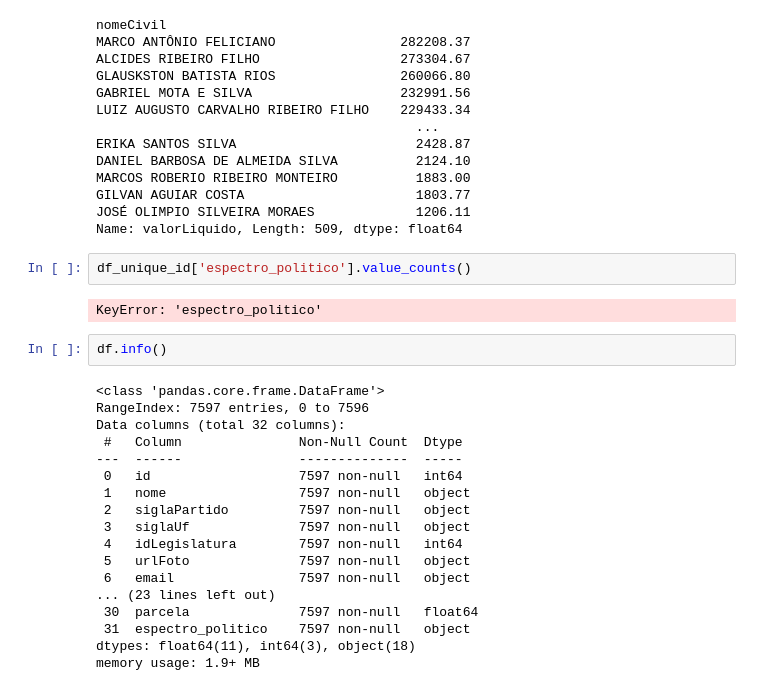
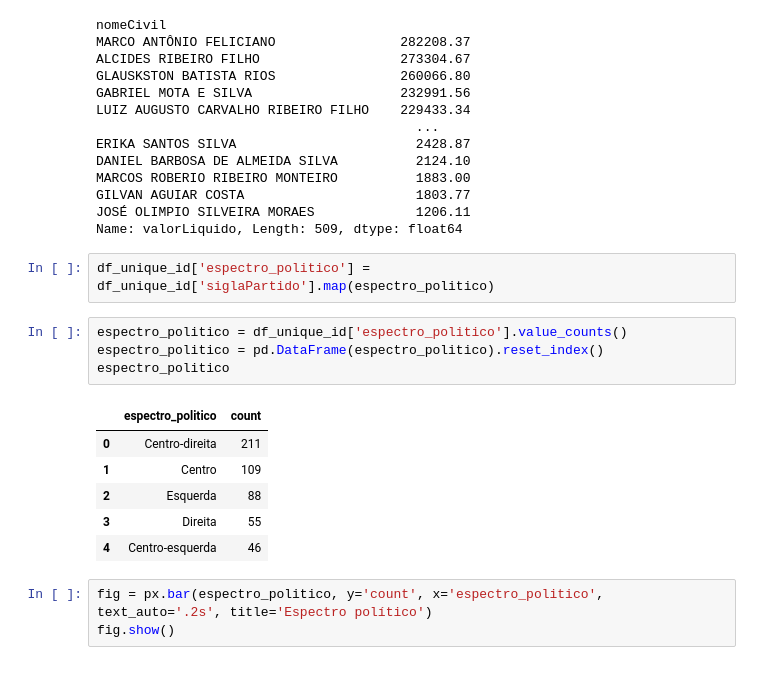
Before and after one commit to Alan-oliveira-analytics/analisa_politico, a Jupyter notebook: notebooks/eda.ipynb, the cells around one changed output. Cells and saved outputs as stored; diff of their text form.

```diff
--- a/notebooks/eda.ipynb
+++ b/notebooks/eda.ipynb
@@ -140,27 +142,19 @@ MARCOS ROBERIO RIBEIRO MONTEIRO          1883.00
 GILVAN AGUIAR COSTA                      1803.77
 JOSÉ OLIMPIO SILVEIRA MORAES             1206.11
 Name: valorLiquido, Length: 509, dtype: float64
+# %%
+df_unique_id['espectro_politico'] = df_unique_id['siglaPartido'].map(espectro_politico)
 # %%
-df_unique_id['espectro_politico'].value_counts()
+espectro_politico = df_unique_id['espectro_politico'].value_counts()
+espectro_politico = pd.DataFrame(espectro_politico).reset_index()
+espectro_politico
 # %% [output]
-KeyError: 'espectro_politico'
+|  | espectro_politico | count |
+| 0 | Centro-direita | 211 |
+| 1 | Centro | 109 |
+| 2 | Esquerda | 88 |
+| 3 | Direita | 55 |
+| 4 | Centro-esquerda | 46 |
-# %%
-df.info()
-# %% [output]
-<class 'pandas.core.frame.DataFrame'>
-RangeIndex: 7597 entries, 0 to 7596
-Data columns (total 32 columns):
- #   Column               Non-Null Count  Dtype
----  ------               --------------  -----
- 0   id                   7597 non-null   int64
- 1   nome                 7597 non-null   object
- 2   siglaPartido         7597 non-null   object
- 3   siglaUf              7597 non-null   object
- 4   idLegislatura        7597 non-null   int64
- 5   urlFoto              7597 non-null   object
- 6   email                7597 non-null   object
-... (23 lines left out)
- 30  parcela              7597 non-null   float64
- 31  espectro_politico    7597 non-null   object
-dtypes: float64(11), int64(3), object(18)
-memory usage: 1.9+ MB
+# %%
+fig = px.bar(espectro_politico, y='count', x='espectro_politico',  text_auto='.2s', title='Espectro político')
+fig.show()
```
Also changed, not shown: parts of 2 cells of this notebook.
